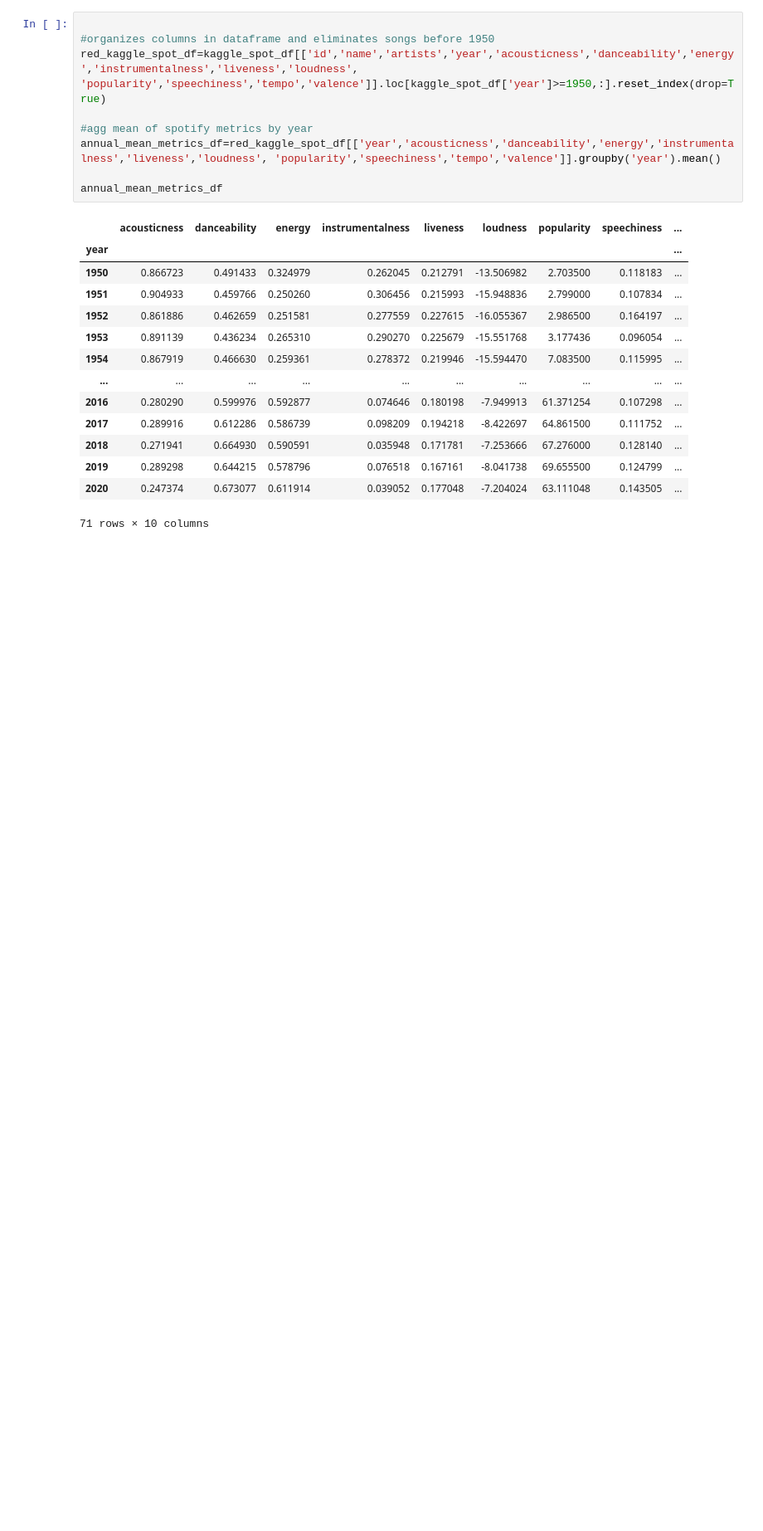
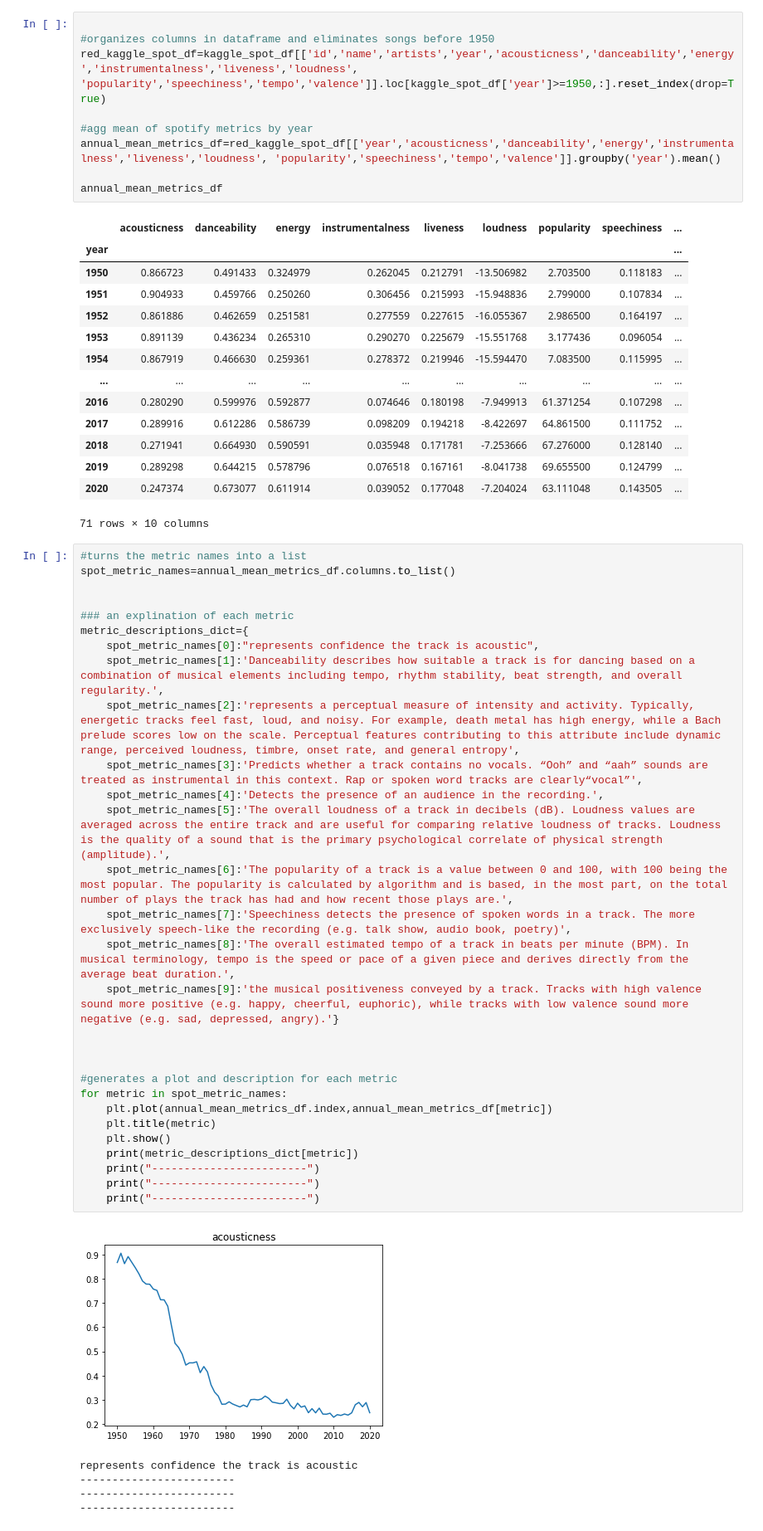
Before and after one commit to JoeKell/SpotifySongAnalysisProject, a Jupyter notebook: metrics_over_time.ipynb, the cells around one changed output. Shown: that part at 83% size. Saved outputs shown, nothing was run; the diff lists cells and outputs as text; blank space fills up the shorter version.

Commit message:
cleaned up 2017daily, created line graphs in metrics_over_time

```diff
--- a/metrics_over_time.ipynb
+++ b/metrics_over_time.ipynb
@@ -38,3 +38,38 @@ annual_mean_metrics_df
 | 2019 | 0.289298 | 0.644215 | 0.578796 | 0.076518 | 0.167161 | -8.041738 | 69.655500 | 0.124799 | ... |
 | 2020 | 0.247374 | 0.673077 | 0.611914 | 0.039052 | 0.177048 | -7.204024 | 63.111048 | 0.143505 | ... |
 71 rows × 10 columns
+# %%
+#turns the metric names into a list
+spot_metric_names=annual_mean_metrics_df.columns.to_list()
+
+
+### an explination of each metric
+metric_descriptions_dict={
+    spot_metric_names[0]:"represents confidence the track is acoustic",
+    spot_metric_names[1]:'Danceability describes how suitable a track is for dancing based on a combination of musical elements including tempo, rhythm stability, beat strength, and overall regularity.',
+    spot_metric_names[2]:'represents a perceptual measure of intensity and activity. Typically, energetic tracks feel fast, loud, and noisy. For example, death metal has high energy, while a Bach prelude scores low on the scale. Perceptual features contributing to this attribute include dynamic range, perceived loudness, timbre, onset rate, and general entropy',
+    spot_metric_names[3]:'Predicts whether a track contains no vocals. “Ooh” and “aah” sounds are treated as instrumental in this context. Rap or spoken word tracks are clearly“vocal”',
+    spot_metric_names[4]:'Detects the presence of an audience in the recording.',
+    spot_metric_names[5]:'The overall loudness of a track in decibels (dB). Loudness values are averaged across the entire track and are useful for comparing relative loudness of tracks. Loudness is the quality of a sound that is the primary psychological correlate of physical strength (amplitude).',
+    spot_metric_names[6]:'The popularity of a track is a value between 0 and 100, with 100 being the most popular. The popularity is calculated by algorithm and is based, in the most part, on the total number of plays the track has had and how recent those plays are.',
+    spot_metric_names[7]:'Speechiness detects the presence of spoken words in a track. The more exclusively speech-like the recording (e.g. talk show, audio book, poetry)',
+    spot_metric_names[8]:'The overall estimated tempo of a track in beats per minute (BPM). In musical terminology, tempo is the speed or pace of a given piece and derives directly from the average beat duration.',
+    spot_metric_names[9]:'the musical positiveness conveyed by a track. Tracks with high valence sound more positive (e.g. happy, cheerful, euphoric), while tracks with low valence sound more negative (e.g. sad, depressed, angry).'}
+
+
+
+#generates a plot and description for each metric
+for metric in spot_metric_names:
+    plt.plot(annual_mean_metrics_df.index,annual_mean_metrics_df[metric])
+    plt.title(metric)
+    plt.show()
+    print(metric_descriptions_dict[metric])
+    print("------------------------")
+    print("------------------------")
+    print("------------------------")
+# %% [output]
+[figure, added]
+represents confidence the track is acoustic
+------------------------
+------------------------
+------------------------
```
Also changed, not shown: parts of 3 cells of this notebook, 2 other files.
